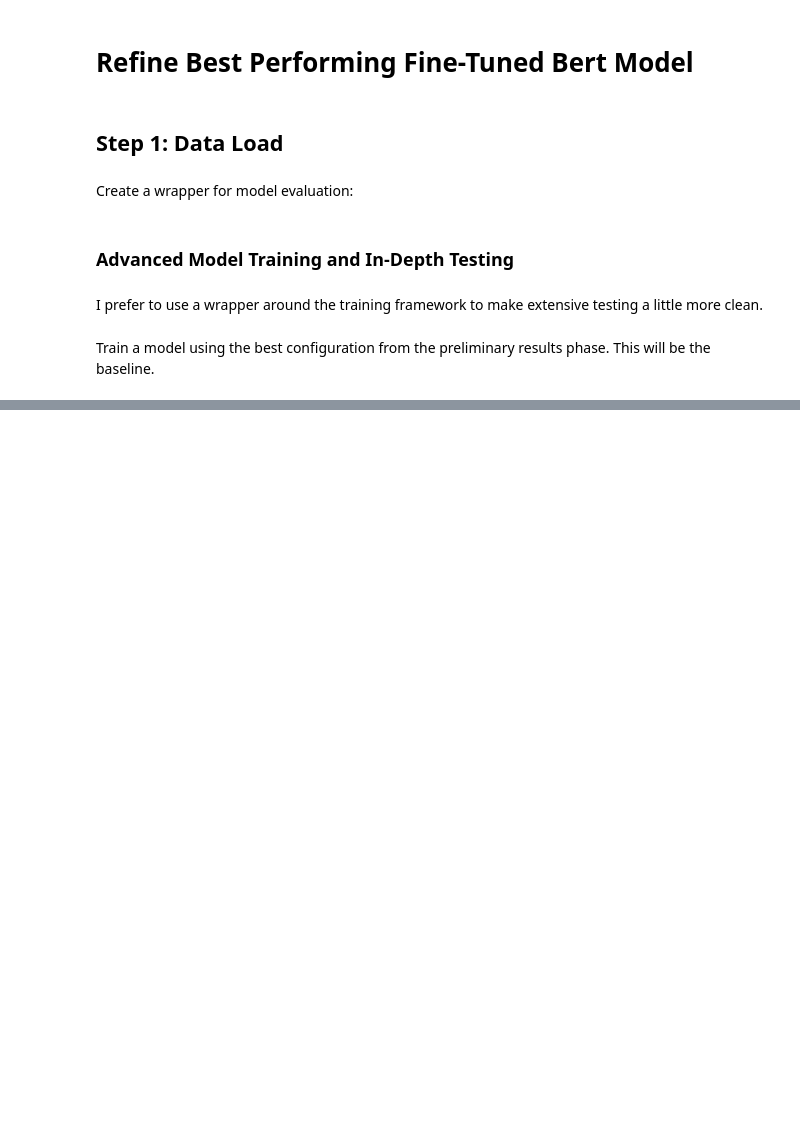
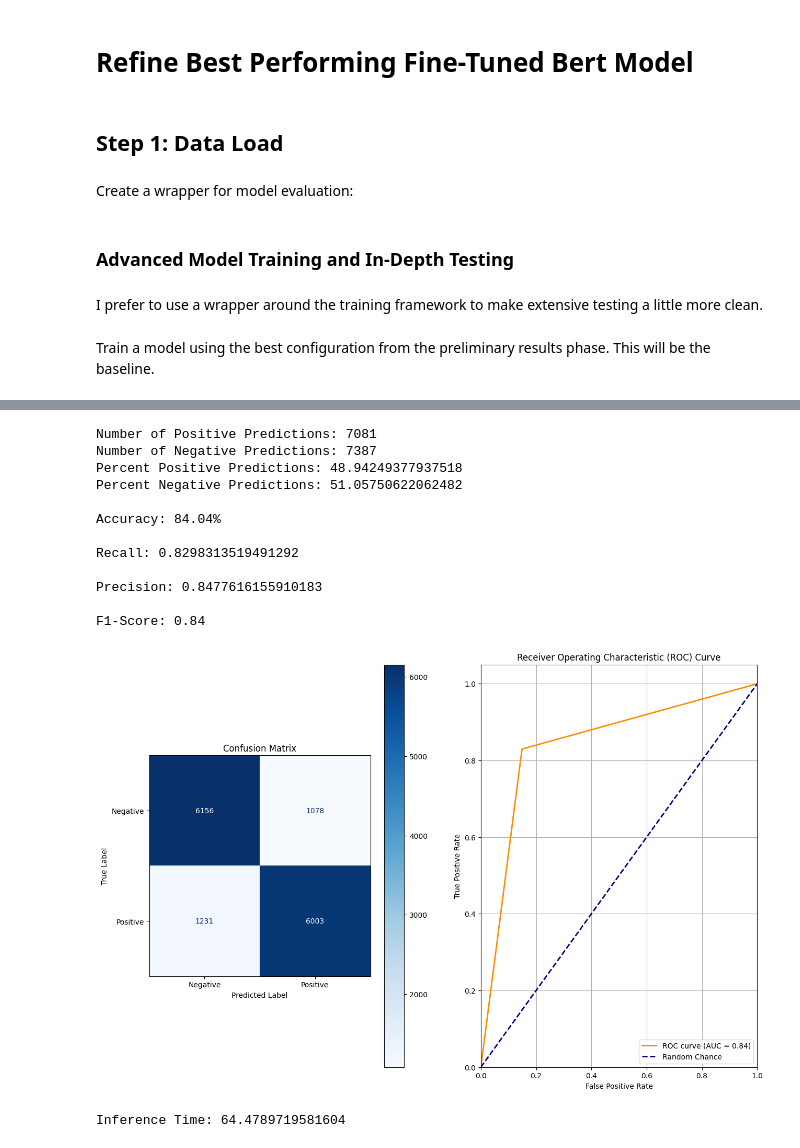
Before and after one commit to rcwaterman/DSE6212, a Jupyter notebook: Project/Final/model_testing.ipynb, the cells around one changed output, grey strips where cells are left out. Cells and saved outputs as stored; diff of their text form; code cells hidden in the pictures; blank space fills up the shorter version.

```diff
--- a/Project/Final/model_testing.ipynb
+++ b/Project/Final/model_testing.ipynb
@@ -408,0 +510,19 @@ F1-Score: 0.83
+# %%
+batch_64_input_2048_checkpoint = 'results/batch_64_input_2048'
+
+test_model(batch_64_input_2048_checkpoint, val_data)
+# %% [output]
+Number of Positive Predictions: 7081
+Number of Negative Predictions: 7387
+Percent Positive Predictions: 48.94249377937518
+Percent Negative Predictions: 51.05750622062482
+
+Accuracy: 84.04%
+
+Recall: 0.8298313519491292
+
+Precision: 0.8477616155910183
+
+F1-Score: 0.84
+[figure, added]
+Inference Time: 64.4789719581604
```
Also changed, not shown: parts of 40 cells of this notebook.
